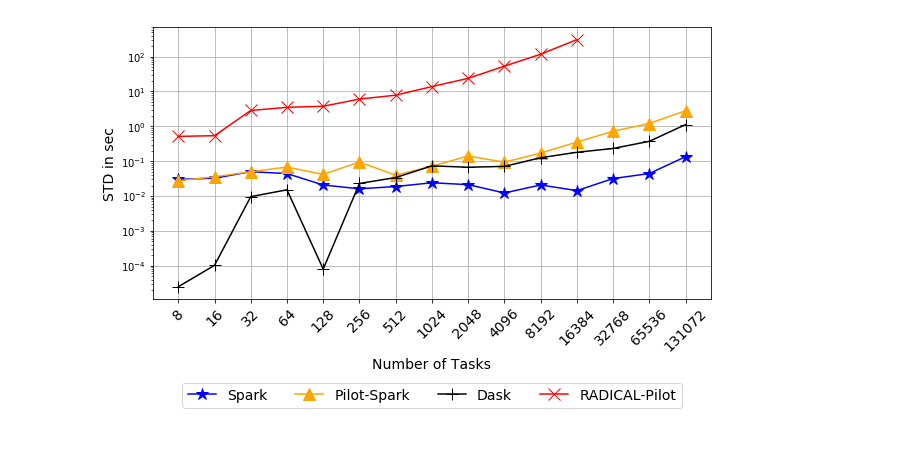
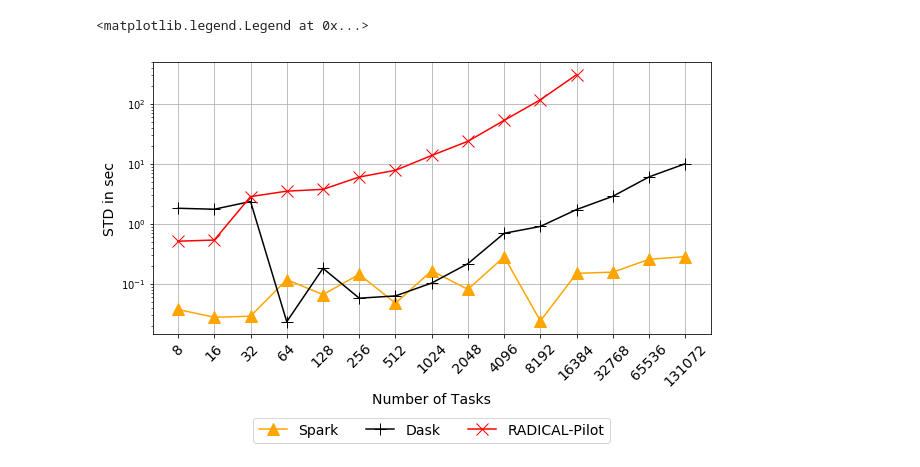
Before and after one commit to radical-experiments/midas_exps, a Jupyter notebook: FrameworksThroughput.ipynb, the cells around one changed output. Cells and saved outputs as stored; diff of their text form; code cells hidden in the pictures.

Commit message:
Ltest Throughput Data

```diff
--- a/FrameworksThroughput.ipynb
+++ b/FrameworksThroughput.ipynb
@@ -15,17 +15,18 @@ from IPython.core.display import display, HTML
 display(HTML("<style>.container { width:100% !important; }</style>"))
 # %%
 # Spark Section
-Tasks=[2**i for i in range(0,18)]
-execTimesSparkLocal=np.zeros((18,10))
-for i in range(0,10):
-    times=np.load('Spark/SingleNode/Wrangler/timingsNoCluster_%d.npz.npy'%i)
-    execTimesSparkLocal[:,i]=times[:,1]-times[:,0]
-
+tidy = pd.DataFrame(columns=['Run','Tasks','Framework','Time'])
 Tasks=[2**i for i in range(0,18)]
 execTimesSparkCluster=np.zeros((18,10))
 for i in range(0,10):
-    times=np.load('Spark/SingleNode/Wrangler/timings_%d.npz.npy'%i)
+    times=np.load('Spark/SingleNode/Wrangler/style2/timings_%d.npz.npy'%i)
     execTimesSparkCluster[:,i]=times[:,1]-times[:,0]
+    tidy_frameworks = pd.DataFrame(columns=['Run','Tasks','Framework','Time'])
+    tidy_frameworks['Run']=[i+1 for _ in range(0,18)]
+    tidy_frameworks['Tasks']=Tasks
+    tidy_frameworks['Framework']='Spark'
+    tidy_frameworks['Time']=execTimesSparkCluster[:,i].tolist()
+    tidy = tidy.append(tidy_frameworks,ignore_index=True)
 
 # Dask Section
 Tasks=[2**i for i in range(0,18)]
@@ -33,6 +34,12 @@ execTimesDaskCluster=np.zeros((18,10))
 for task in Tasks:
     times=np.load('Dask/Wrangler/SingleNode/timings_%d.npz.npy'%task)
     execTimesDaskCluster[Tasks.index(task),:]=times[:,1]-times[:,0]
+    tidy_frameworks = pd.DataFrame(columns=['Run','Tasks','Framework','Time'])
+    tidy_frameworks['Run']=[i+1 for i in range(0,10)]
+    tidy_frameworks['Tasks']=[task for i in range(0,10)]
+    tidy_frameworks['Framework']='Dask'
+    tidy_frameworks['Time']=execTimesDaskCluster[Tasks.index(task),:].tolist()
+    tidy = tidy.append(tidy_frameworks,ignore_index=True)
 
 
 # RP section
@@ -41,5 +48,11 @@ execTimesRP=np.zeros((15,2))
 for i in range(0,2):
     times=np.load('RADICAL-pilot/SingleNode/timingsRP0.45.3_%d.npz.npy'%i)
     execTimesRP[:,i]=times[:-2,1]-times[:-2,0]
+    tidy_frameworks = pd.DataFrame(columns=['Run','Tasks','Framework','Time'])
+    tidy_frameworks['Run']=[i+1 for _ in range(0,15)]
+    tidy_frameworks['Tasks']=TasksRp
+    tidy_frameworks['Framework']='RADICAL-Pilot'
+    tidy_frameworks['Time']=execTimesRP[:,i].tolist()
+    tidy = tidy.append(tidy_frameworks,ignore_index=True)
 
 tasks = np.array([2**x for x in range(3,18)])
@@ -83,21 +99,21 @@ fig.savefig('dask_spark_rp_wrangler.pdf',dpi=800,bbox_inches='tight')
 # %%
 fig,axes = plt.subplots(nrows=1,ncols=1,sharex=True)
 fig.set_size_inches(10,5)
-axes.plot(Tasks[3:],execTimesSparkLocal[3:].std(axis=1),marker='*',label='Spark',color='b', markersize=12)
-axes.plot(Tasks[3:],execTimesSparkCluster[3:].std(axis=1),marker='^',label='Pilot-Spark',color='orange', markersize=12)
+axes.plot(Tasks[3:],execTimesSparkCluster[3:].std(axis=1),marker='^',label='Spark',color='orange', markersize=12)
 axes.plot(Tasks[3:],execTimesDaskCluster[3:].std(axis=1),marker='+',label='Dask',color='k', markersize=12)
 axes.plot(TasksRp[3:],execTimesRP[3:].std(axis=1),marker='x',label='RADICAL-Pilot',color='r', markersize=12)
 axes.set_yscale('log',basey=10)
 #locs,labels = axes[0].yticks()
 #axes[0].set_yticklabels(['0.001','0.01','0.1','1','10','100','1000','10000'],fontsize=14)
 #axes[0].set_ylim([0.01,1000])
 axes.set_xscale('log',basex=2)
 axes.grid('on')
 axes.set_ylabel('STD in sec',fontsize=14)
 axes.set_xlabel('Number of Tasks',fontsize=14)
 axes.set_xticks(Tasks[3:])
 axes.set_xticklabels(['8','16','32','64','128','256','512','1024','2048','4096','8192','16384','32768','65536','131072'],fontsize=14,rotation=45)
 axes.legend(fontsize=14,bbox_to_anchor=(0., -0.4, 1,0), loc='lower center',ncol=4, borderaxespad=0.)
-fig.savefig('dask_spark_rp_wrangler_std.pdf',dpi=800,bbox_inches='tight')
+#fig.savefig('dask_spark_rp_wrangler_std.pdf',dpi=800,bbox_inches='tight')
 # %% [output]
+<matplotlib.legend.Legend at 0x...>
-[figure, old version]
+[figure, new version]
```
Also changed, not shown: parts of 3 cells of this notebook, 32 other files.
